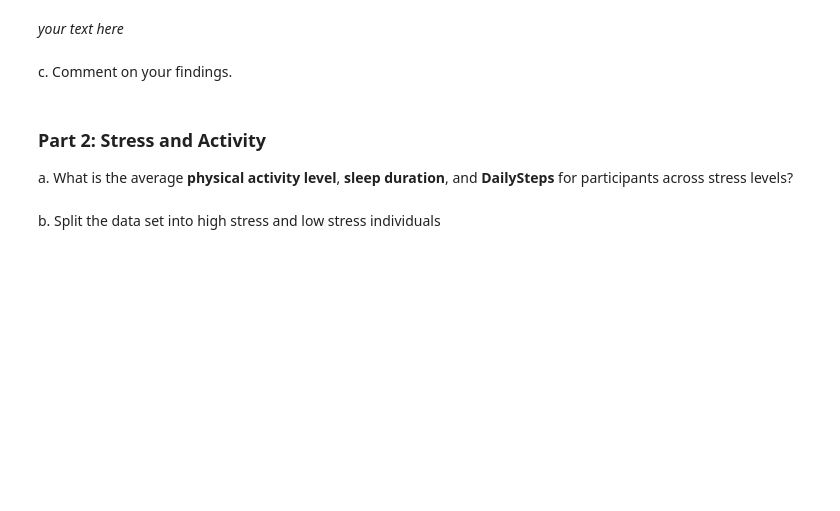
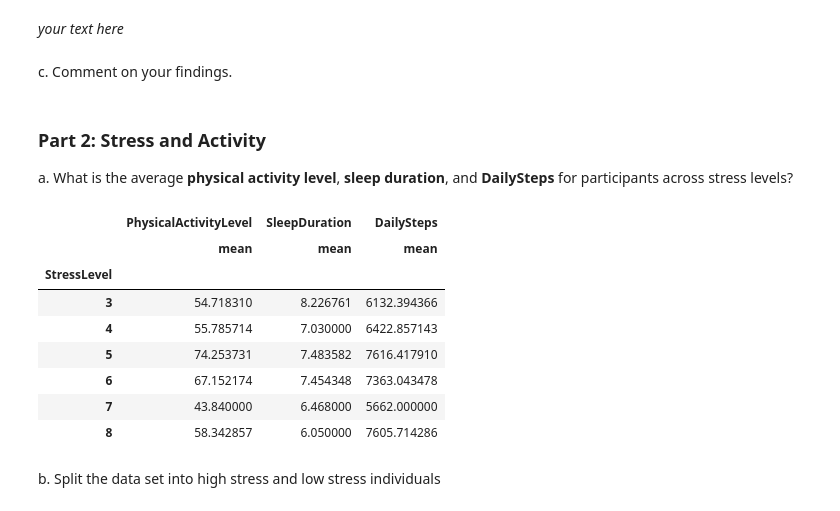
Before and after one commit to Tedodor423/bms-collab-notebooks, a Jupyter notebook: stats/1.1_DescribingData/1.1.11_ExtraPractice.ipynb, the cells around one changed output. Saved outputs shown, nothing was run; the diff lists cells and outputs as text; code cells hidden in the pictures; blank space fills up the shorter version.

```diff
--- a/stats/1.1_DescribingData/1.1.11_ExtraPractice.ipynb
+++ b/stats/1.1_DescribingData/1.1.11_ExtraPractice.ipynb
@@ -90,2 +113,15 @@ a. What is the average **physical activity level**, **sleep duration**, and **Da
+# %%
+# Your code here
+sleep.groupby("StressLevel").agg({"PhysicalActivityLevel": ["mean"], "SleepDuration": ["mean"], "DailySteps": ["mean"], })
+# %% [output]
+|  | PhysicalActivityLevel | SleepDuration | DailySteps |
+|  | mean | mean | mean |
+| StressLevel |  |  |  |
+| 3 | 54.718310 | 8.226761 | 6132.394366 |
+| 4 | 55.785714 | 7.030000 | 6422.857143 |
+| 5 | 74.253731 | 7.483582 | 7616.417910 |
+| 6 | 67.152174 | 7.454348 | 7363.043478 |
+| 7 | 43.840000 | 6.468000 | 5662.000000 |
+| 8 | 58.342857 | 6.050000 | 7605.714286 |
 # %% [markdown]
 b. Split the data set into high stress and low stress individuals
```
Also changed, not shown: parts of 10 cells of this notebook.
